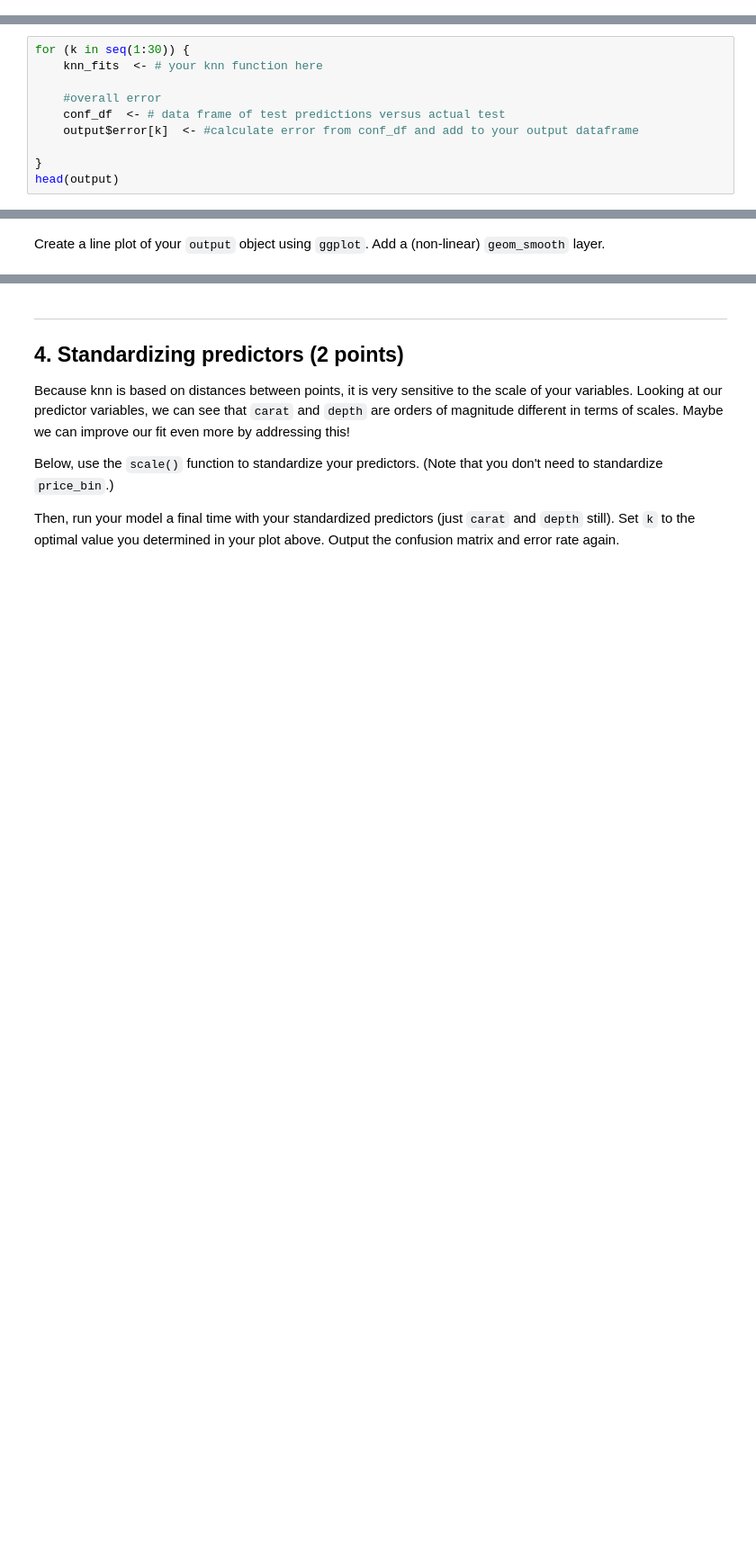
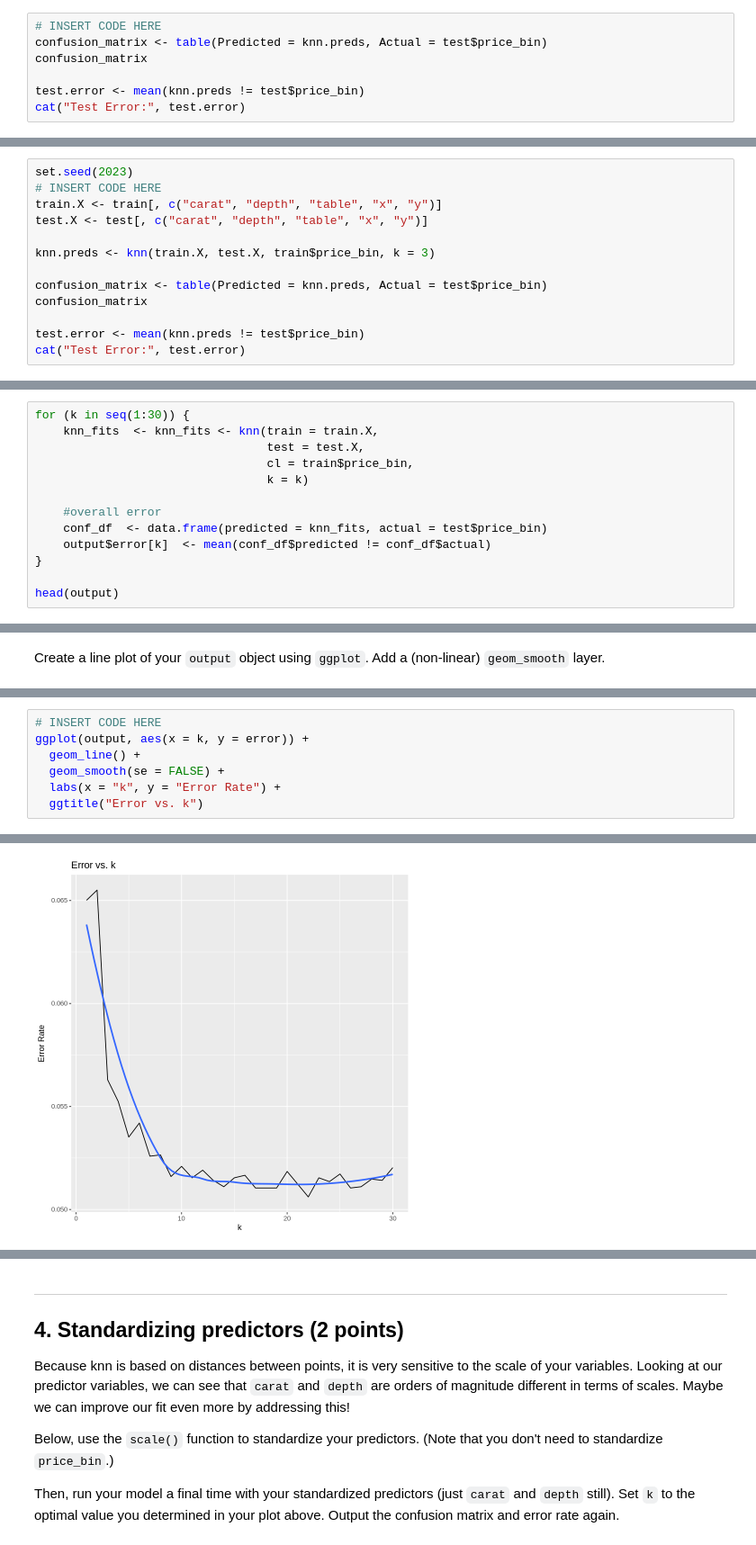
Before and after one commit to tinawanggg/Wang_DSPN_S26, a Jupyter notebook: book/exercises/11_the-beauty-of-knn.ipynb, the cells around one changed output, grey strips where cells are left out. Shown at 90% size. Cells and saved outputs as stored; diff of their text form; blank space fills up the shorter version.

```diff
--- a/book/exercises/11_the-beauty-of-knn.ipynb
+++ b/book/exercises/11_the-beauty-of-knn.ipynb
@@ -78,0 +138,7 @@ How did your model perform?
+# %%
+# INSERT CODE HERE
+confusion_matrix <- table(Predicted = knn.preds, Actual = test$price_bin)
+confusion_matrix
+
+test.error <- mean(knn.preds != test$price_bin)
+cat("Test Error:", test.error)
@@ -88,0 +156,13 @@ Did your model predictions improve?
+# %%
+set.seed(2023)
+# INSERT CODE HERE
+train.X <- train[, c("carat", "depth", "table", "x", "y")]
+test.X <- test[, c("carat", "depth", "table", "x", "y")]
+
+knn.preds <- knn(train.X, test.X, train$price_bin, k = 3)
+
+confusion_matrix <- table(Predicted = knn.preds, Actual = test$price_bin)
+confusion_matrix
+
+test.error <- mean(knn.preds != test$price_bin)
+cat("Test Error:", test.error)
@@ -106,10 +205,13 @@ head(output)
 # %%
 for (k in seq(1:30)) {
-    knn_fits  <- # your knn function here
+    knn_fits  <- knn_fits <- knn(train = train.X,
+                                 test = test.X,
+                                 cl = train$price_bin,
+                                 k = k)
 
     #overall error
-    conf_df  <- # data frame of test predictions versus actual test
-    output$error[k]  <- #calculate error from conf_df and add to your output dataframe
+    conf_df  <- data.frame(predicted = knn_fits, actual = test$price_bin)
+    output$error[k]  <- mean(conf_df$predicted != conf_df$actual)
+}
 
-}
 head(output)
@@ -124,0 +230,8 @@ Interpret your plot. What would you select as the best value of `k`? How much do
+# %%
+# INSERT CODE HERE
+ggplot(output, aes(x = k, y = error)) +
+  geom_line() +
+  geom_smooth(se = FALSE) +
+  labs(x = "k", y = "Error Rate") +
+  ggtitle("Error vs. k")
+# %% [output]
@@ -124,0 +239 @@ Interpret your plot. What would you select as the best value of `k`? How much do
+[figure, added]
```
Also changed, not shown: parts of 23 cells of this notebook.
